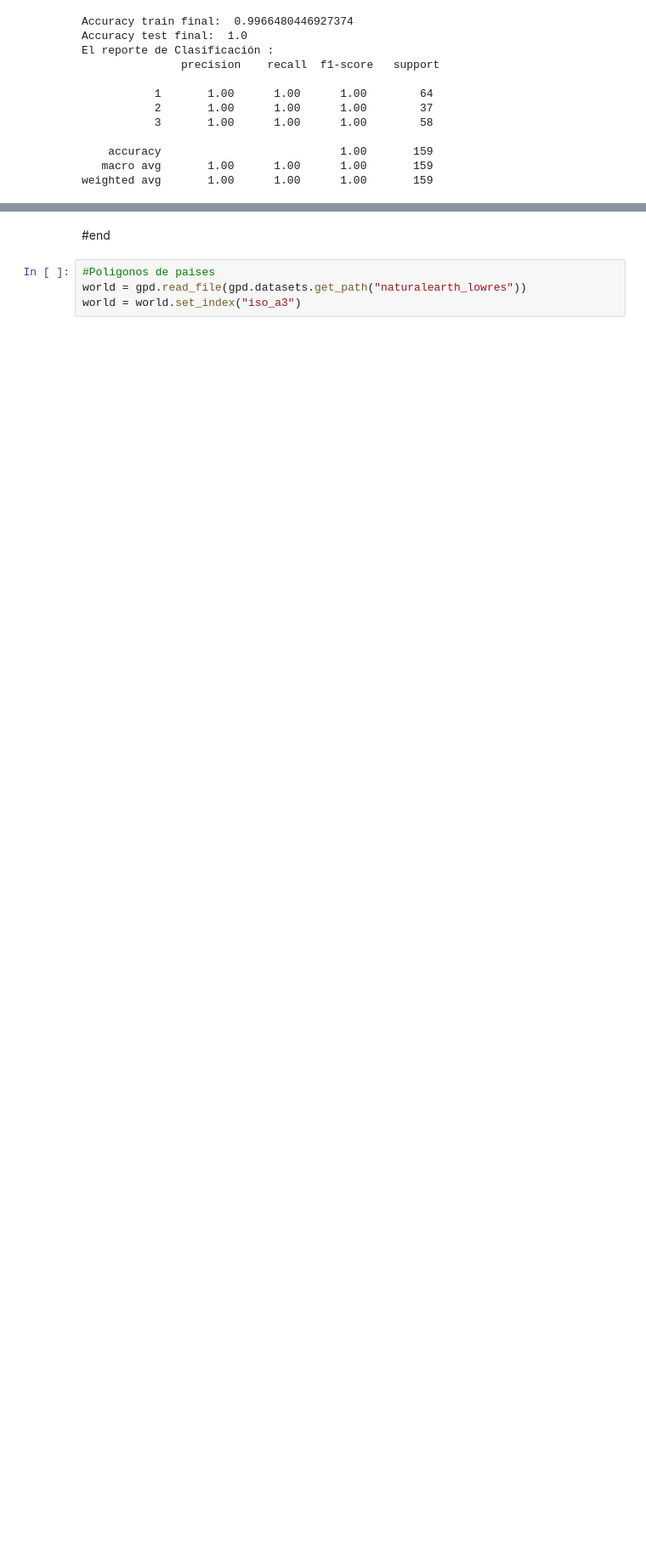
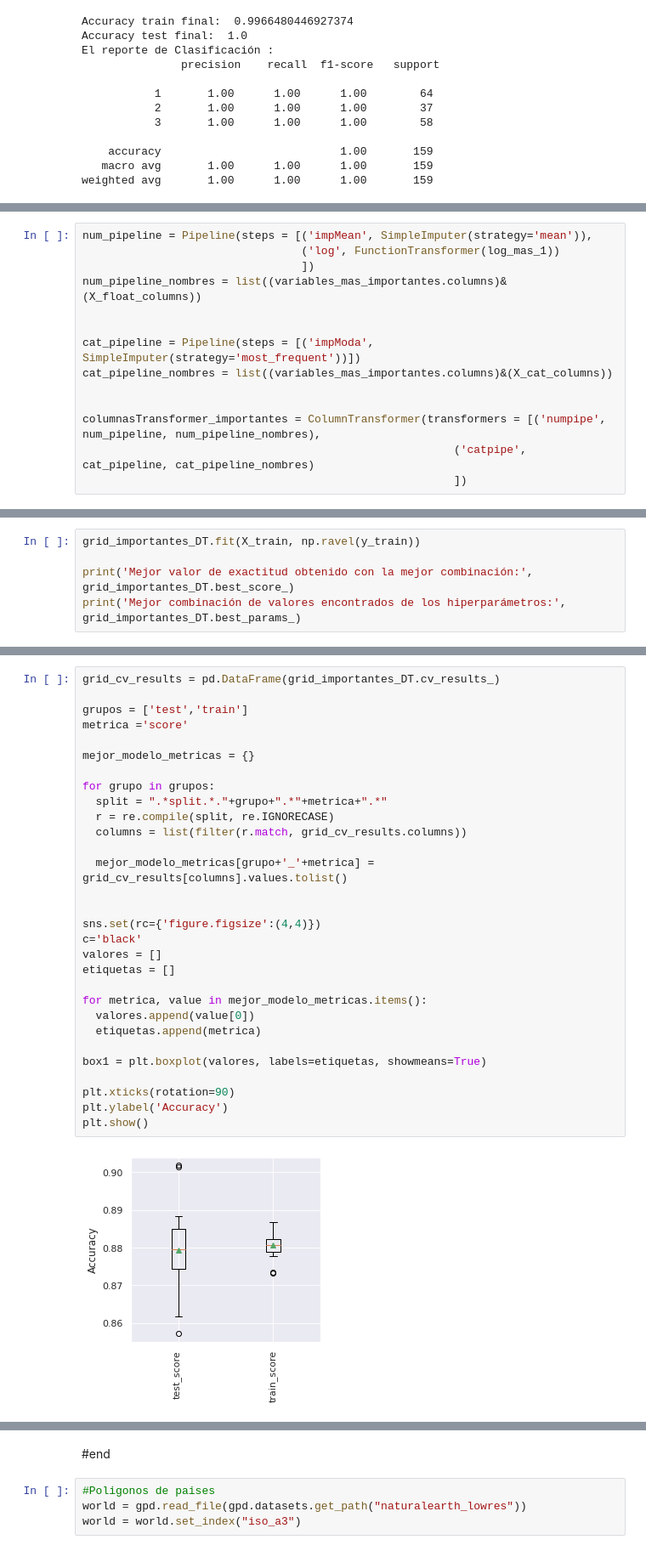
Before and after one commit to PosgradoMNA/actividades-del-projecto-equipo_37, a Jupyter notebook: RETO/Subterraneas_EDA_Entrega_2_DT.ipynb, the cells around one changed output, grey strips where cells are left out. Shown at 85% size. Drawn from its saved outputs; the diff is of its cells as text; blank space fills up the shorter version.

```diff
--- a/RETO/Subterraneas_EDA_Entrega_2_DT.ipynb
+++ b/RETO/Subterraneas_EDA_Entrega_2_DT.ipynb
@@ -731,0 +760,14 @@ plt.show()
+# %%
+num_pipeline = Pipeline(steps = [('impMean', SimpleImputer(strategy='mean')),
+                                 ('log', FunctionTransformer(log_mas_1))
+                                 ])
+num_pipeline_nombres = list((variables_mas_importantes.columns)&(X_float_columns))
+
+
+cat_pipeline = Pipeline(steps = [('impModa', SimpleImputer(strategy='most_frequent'))])
+cat_pipeline_nombres = list((variables_mas_importantes.columns)&(X_cat_columns))
+
+
+columnasTransformer_importantes = ColumnTransformer(transformers = [('numpipe', num_pipeline, num_pipeline_nombres),
+                                                        ('catpipe', cat_pipeline, cat_pipeline_nombres)
+                                                        ])
@@ -731,0 +793,5 @@ plt.show()
+# %%
+grid_importantes_DT.fit(X_train, np.ravel(y_train))
+
+print('Mejor valor de exactitud obtenido con la mejor combinación:', grid_importantes_DT.best_score_)
+print('Mejor combinación de valores encontrados de los hiperparámetros:', grid_importantes_DT.best_params_)
@@ -731,0 +801,32 @@ plt.show()
+# %%
+grid_cv_results = pd.DataFrame(grid_importantes_DT.cv_results_)
+
+grupos = ['test','train']
+metrica ='score'
+
+mejor_modelo_metricas = {}
+
+for grupo in grupos:
+  split = ".*split.*."+grupo+".*"+metrica+".*"
+  r = re.compile(split, re.IGNORECASE)
+  columns = list(filter(r.match, grid_cv_results.columns))
+
+  mejor_modelo_metricas[grupo+'_'+metrica] = grid_cv_results[columns].values.tolist()
+
+
+sns.set(rc={'figure.figsize':(4,4)})
+c='black'
+valores = []
+etiquetas = []
+
+for metrica, value in mejor_modelo_metricas.items():
+  valores.append(value[0])
+  etiquetas.append(metrica)
+
+box1 = plt.boxplot(valores, labels=etiquetas, showmeans=True)
+
+plt.xticks(rotation=90)
+plt.ylabel('Accuracy')
+plt.show()
+# %% [output]
+[figure, added]
```
Also changed, not shown: parts of 18 cells of this notebook.
